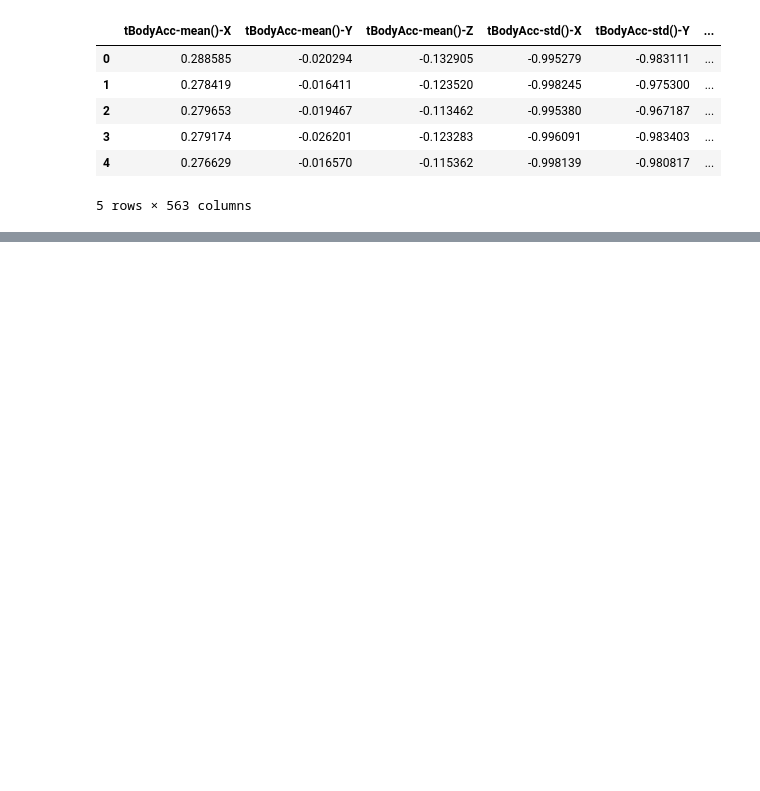
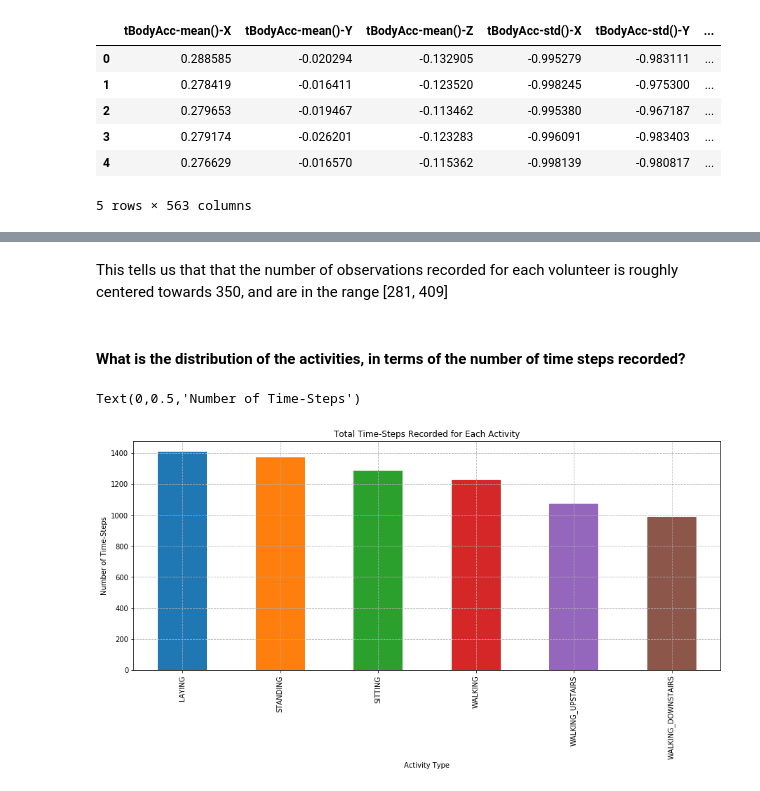
Before and after one commit to shriya2909/human-activity-recognition-with-smartphones, a Jupyter notebook: exploratory_analysis/Exploratory Data Analysis.ipynb, the cells around one changed output, grey strips where cells are left out. Cells and saved outputs as stored; diff of their text form; code cells hidden in the pictures; blank space fills up the shorter version.

Commit message:
activity sequence query added + outputs cleaned

```diff
--- a/exploratory_analysis/Exploratory Data Analysis.ipynb
+++ b/exploratory_analysis/Exploratory Data Analysis.ipynb
@@ -282,0 +117,13 @@ df['Activity'][4104]
+# %% [markdown]
+This tells us that that the number of observations recorded for each volunteer is roughly centered towards 350, and are in the range [281, 409]
+# %% [markdown]
+#### What is the distribution of the activities, in terms of the number of time steps recorded?
+# %%
+df["Activity"].value_counts().plot(kind='bar')
+plt.grid(linestyle='--')
+plt.title("Total Time-Steps Recorded for Each Activity")
+plt.xlabel("Activity Type")
+plt.ylabel("Number of Time-Steps")
+# %% [output]
+Text(0,0.5,'Number of Time-Steps')
+[figure, added]
```
Also changed, not shown: parts of 57 cells of this notebook.
